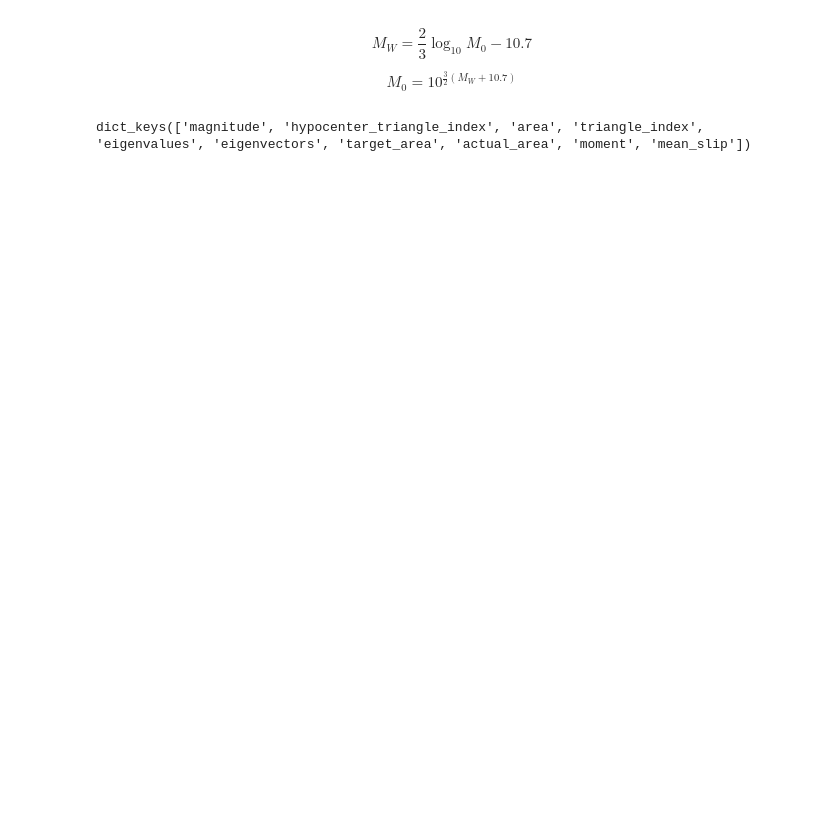
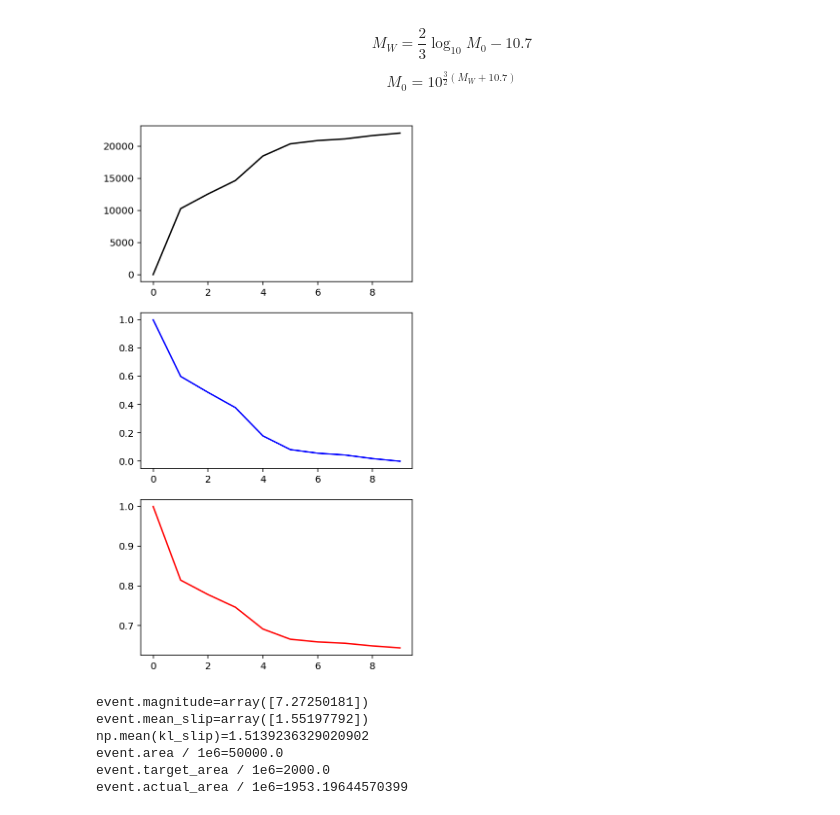
Before and after one commit to brendanjmeade/celeri, a Jupyter notebook: utilities/celeri_synthetic_slip_distributions_02.ipynb, the cells around one changed output. Cells and saved outputs as stored; diff of their text form; code cells hidden in the pictures; blank space fills up the shorter version.

```diff
--- a/utilities/celeri_synthetic_slip_distributions_02.ipynb
+++ b/utilities/celeri_synthetic_slip_distributions_02.ipynb
@@ -623,7 +595,39 @@ plt.show()
 $$M_W=\frac{2}{3}\log_{10}M_0 - 10.7$$
 
 $$M_0=10^{\frac{3}{2}\left(M_W + 10.7\right)}$$
-# %%
-pprint(event.keys())
-# %% [output]
-dict_keys(['magnitude', 'hypocenter_triangle_index', 'area', 'triangle_index', 'eigenvalues', 'eigenvectors', 'target_area', 'actual_area', 'moment', 'mean_slip'])
+# %%
+plt.figure(figsize=(5, 10))
+plt.subplot(3, 1, 1)
+plt.plot(distances, "-k")
+
+plt.subplot(3, 1, 2)
+
+taper_width = 1e-4 # m
+
+taper_transition = np.mean(distances)
+
+slip_taper_sigmoid = normalized_sigmoid(taper_transition, taper_width, distances)
+plt.plot(slip_taper_sigmoid, "-b")
+
+plt.subplot(3, 1, 3)
+slip_taper_gaussian = np.exp(-distances / 5e4)
+plt.plot(slip_taper_gaussian, "-r")
+
+plt.show()
+# %% [output]
+[figure, added]
+# %%
+event.keys()
+print(f"{event.magnitude=}")
+print(f"{event.mean_slip=}")
+print(f"{np.mean(kl_slip)=}")
+print(f"{event.area / 1e6=}")
+print(f"{event.target_area / 1e6=}")
+print(f"{event.actual_area / 1e6=}")
+# %% [output]
+event.magnitude=array([7.27250181])
+event.mean_slip=array([1.55197792])
+np.mean(kl_slip)=1.5139236329020902
+event.area / 1e6=50000.0
+event.target_area / 1e6=2000.0
+event.actual_area / 1e6=1953.19644570399
```
Also changed, not shown: parts of 8 cells of this notebook.
